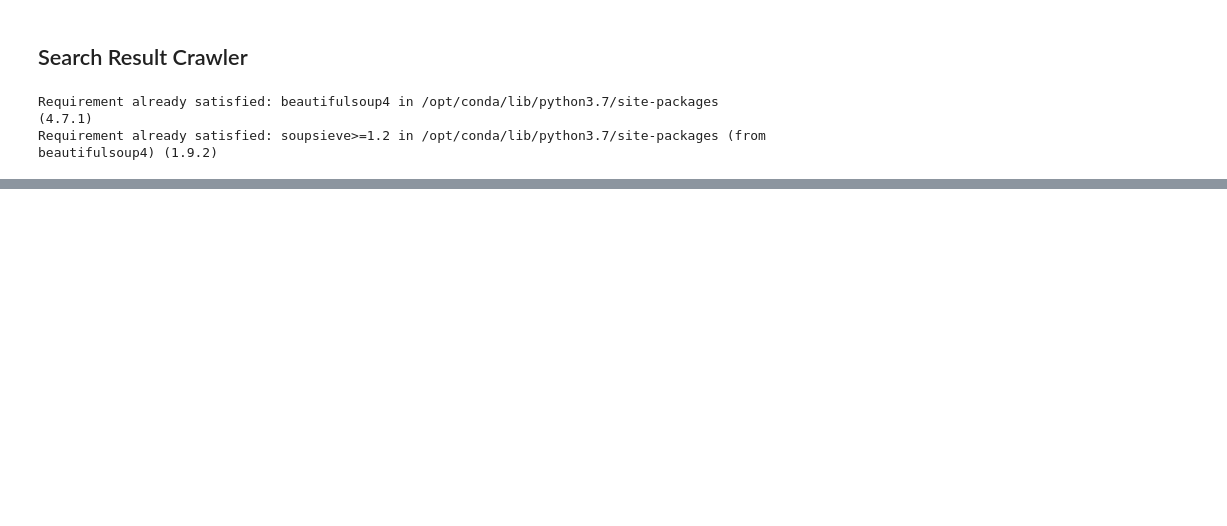
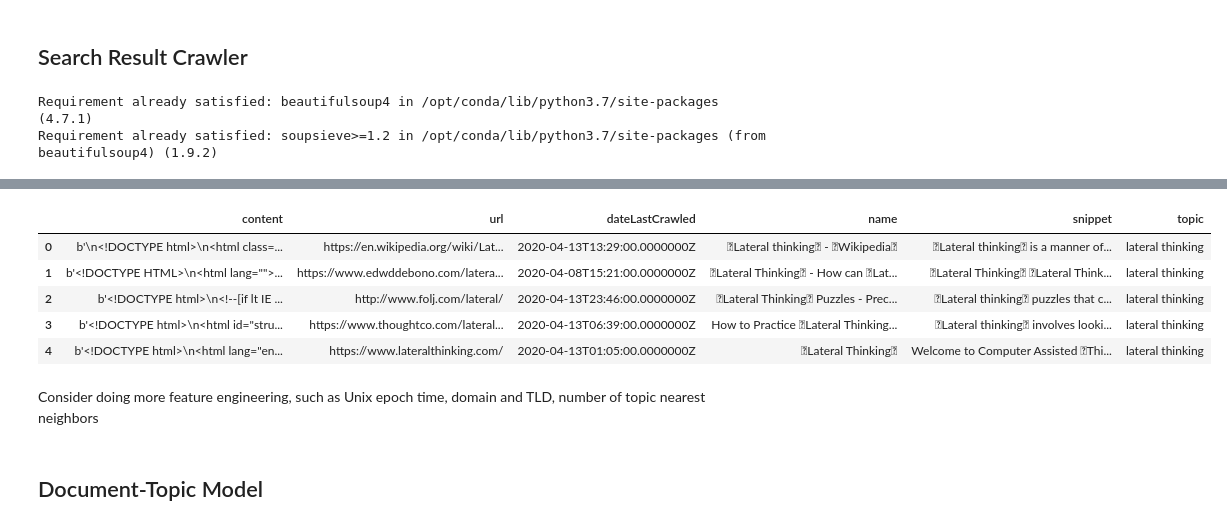
Before and after one commit to nicksettje/unique-search, a Jupyter notebook: backend.ipynb, the cells around one changed output, grey strips where cells are left out. Saved outputs shown, nothing was run; the diff lists cells and outputs as text; code cells hidden in the pictures; blank space fills up the shorter version.

```diff
--- a/backend.ipynb
+++ b/backend.ipynb
@@ -139,28 +162,27 @@ Requirement already satisfied: soupsieve>=1.2 in /opt/conda/lib/python3.7/site-p
 # %%
 from bs4 import BeautifulSoup as b
 # %%
-def depth_crawl(seed_urls, depth=1, max_pages=5):
+def depth_crawl(seed_urls, depth=1, max_pages=5, max_links=5):
     visited = set()
     pages = 0
     for d in range(depth):
-        print(seed_urls)
+        # print(seed_urls)
         for url in seed_urls:
             url.replace('http:', 'https:')
             sleep(0.5)
-            print(url)
             try:
-                print(visited)
                 visited.add(url)
                 response = get(url)
                 response.raise_for_status()
                 content = response.content
                 yield {'url': url, 'content': content}
                 pages += 1
-                print(pages)
                 if pages > max_pages:
                     return
                 soup = b(content)
-                links = [a['href'] for a in soup.find_all('a', href=True) if a['href'].startswith('https')]
+                links = [
+                    a['href'] for a in soup.find_all('a', href=True)
+                    if a['href'].startswith('https')][:max_links]
                 n_links = len(links)
                 print(f'{n_links} new links from URL {url}')
                 new_links = []
@@ -177,3 +198,5 @@ list(search_results['url'][-2:].values)
 # %%
-documents = [document for document in depth_crawl(list(search_results['url'][-2:].values))]
+documents = []
+for document in depth_crawl(list(search_results['url'].values), max_pages=10000, max_links=3):
+    documents.append(document)
 # %% [output]
@@ -256,0 +259,4 @@ len(document_text)
+# %%
+document_df = pd.DataFrame(documents)
+#document_df.to_csv('document_database.csv')
+len(document_df)
@@ -257,2 +283,20 @@ len(document_text)
+# %%
+document_df['url'] = document_df['url'].astype(str)
+search_results['url'] = search_results['url'].astype(str)
+# %%
+full_results_df = document_df.merge(
+    search_results, on='url')
+full_results_df.head()
+# %% [output]
+|  | content | url | dateLastCrawled | name | snippet | topic |
+| 0 | b'\n<!DOCTYPE html>\n<html class=... | https://en.wikipedia.org/wiki/Lat... | 2020-04-13T13:29:00.0000000Z | Lateral thinking - Wikipedia | Lateral thinking is a manner of... | lateral thinking |
+| 1 | b'<!DOCTYPE HTML>\n<html lang="">... | https://www.edwddebono.com/latera... | 2020-04-08T15:21:00.0000000Z | Lateral Thinking - How can Lat... | Lateral Thinking Lateral Think... | lateral thinking |
+| 2 | b'<!DOCTYPE html>\n<!--[if lt IE ... | http://www.folj.com/lateral/ | 2020-04-13T23:46:00.0000000Z | Lateral Thinking Puzzles - Prec... | Lateral thinking puzzles that c... | lateral thinking |
+| 3 | b'<!DOCTYPE html>\n<html id="stru... | https://www.thoughtco.com/lateral... | 2020-04-13T06:39:00.0000000Z | How to Practice Lateral Thinking... | Lateral thinking involves looki... | lateral thinking |
+| 4 | b'<!DOCTYPE html>\n<html lang="en... | https://www.lateralthinking.com/ | 2020-04-13T01:05:00.0000000Z | Lateral Thinking | Welcome to Computer Assisted Thi... | lateral thinking |
+# %% [markdown]
+Consider doing more feature engineering, such as Unix epoch time, domain and TLD, number of topic nearest neighbors
+# %% [markdown]
+## Document-Topic Model
 # %%
 !pip install gensim
```
Also changed, not shown: parts of 44 cells of this notebook.
